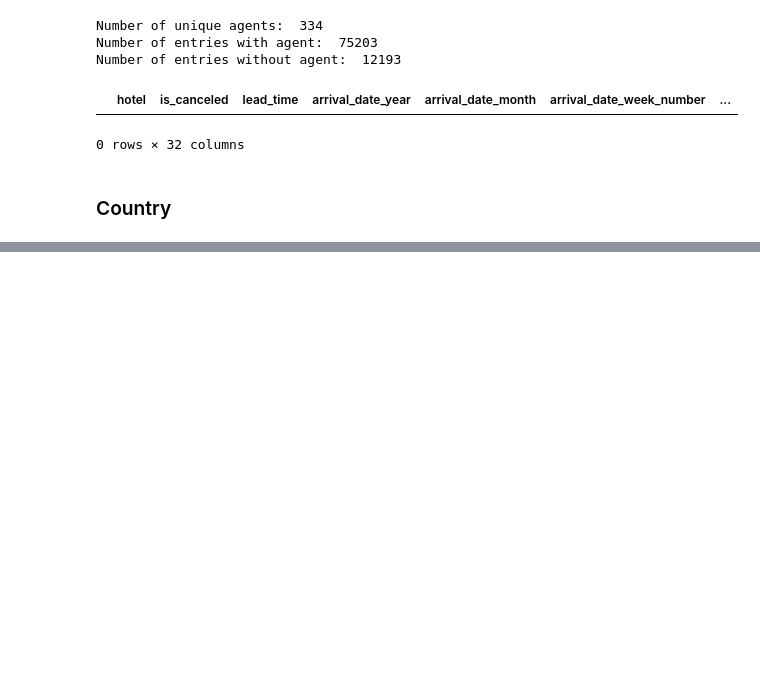
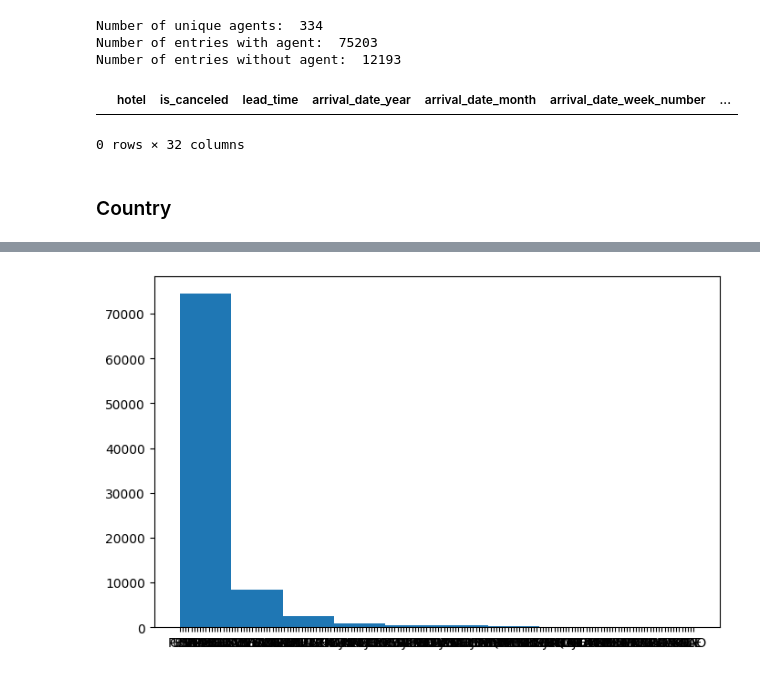
Before and after one commit to bezawitzyb/noshowshield, a Jupyter notebook: notebook/boris.ipynb, the cells around one changed output, grey strips where cells are left out. Drawn from its saved outputs; the diff is of its cells as text; code cells hidden in the pictures; blank space fills up the shorter version.

```diff
--- a/notebook/boris.ipynb
+++ b/notebook/boris.ipynb
@@ -211,0 +311,5 @@ data['agent'] = data.agent.replace(np.nan, -1)
+# %%
+plt.figure(figsize=(8,5))
+plt.hist(data['country']);
+# %% [output]
+[figure, added]
```
Also changed, not shown: parts of 24 cells of this notebook.
